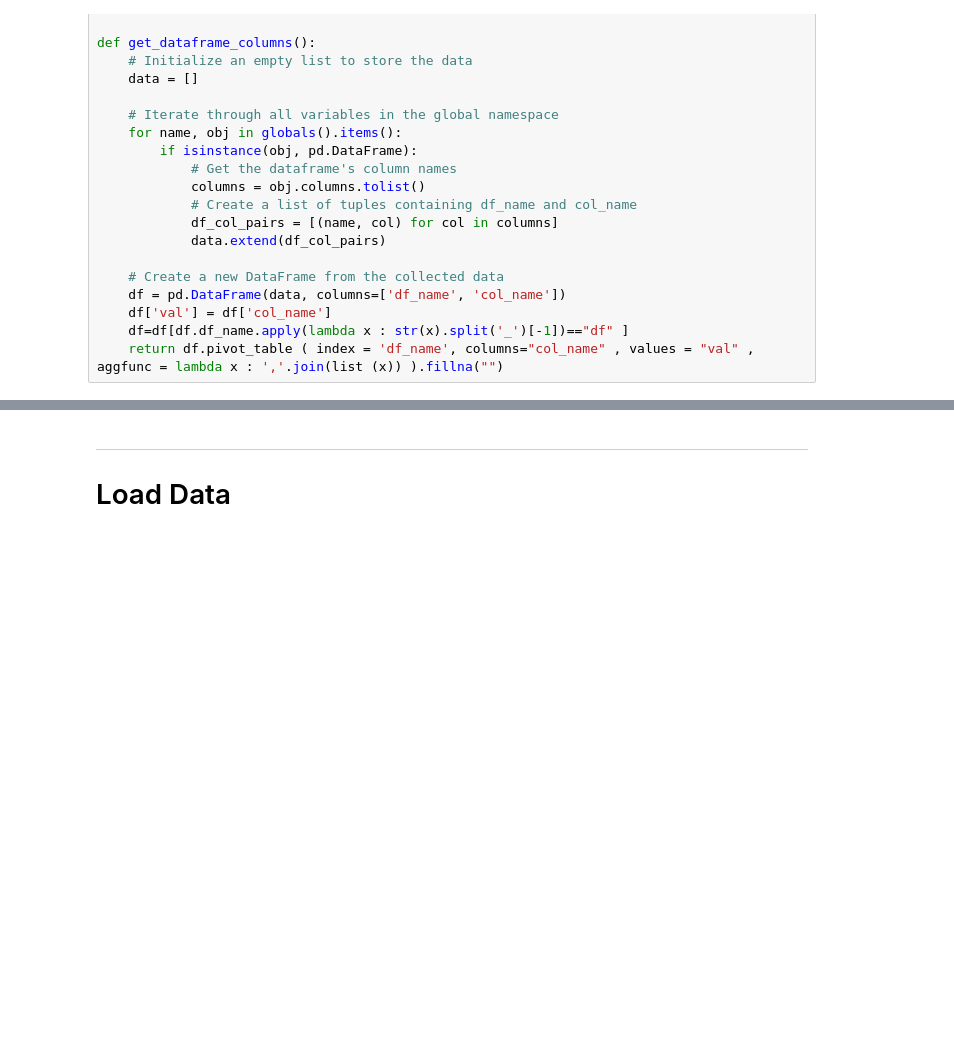
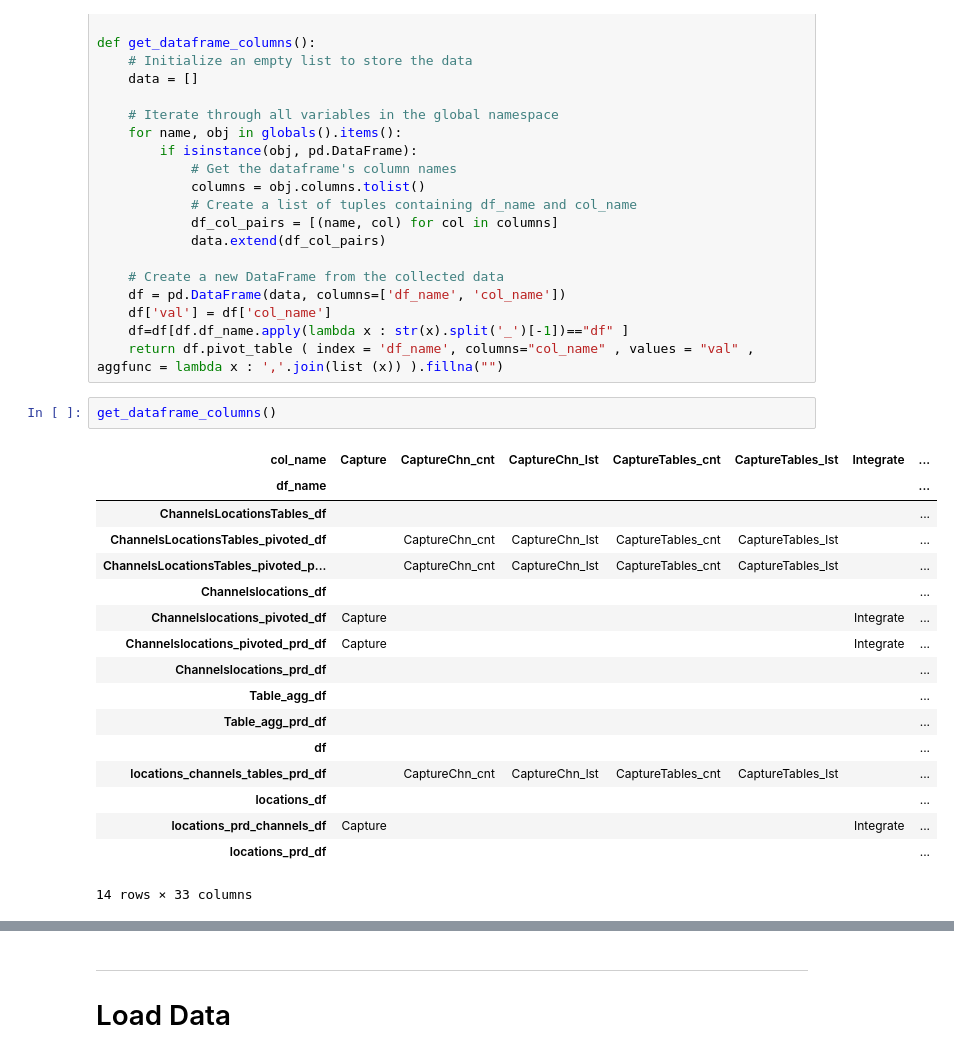
Before and after one commit to bartoszski/haskell, a Jupyter notebook: vitality/PY_LocationAnalysis.ipynb, the cells around one changed output, grey strips where cells are left out. Cells and saved outputs as stored; diff of their text form; blank space fills up the shorter version.

```diff
--- a/vitality/PY_LocationAnalysis.ipynb
+++ b/vitality/PY_LocationAnalysis.ipynb
@@ -82,3 +82,23 @@ def get_dataframe_columns():
     df['val'] = df['col_name']
     df=df[df.df_name.apply(lambda x : str(x).split('_')[-1])=="df" ]
     return df.pivot_table ( index = 'df_name', columns="col_name" , values = "val" , aggfunc = lambda x : ','.join(list (x)) ).fillna("")
+# %%
+get_dataframe_columns()
+# %% [output]
+| col_name | Capture | CaptureChn_cnt | CaptureChn_lst | CaptureTables_cnt | CaptureTables_lst | Integrate | ... |
+| df_name |  |  |  |  |  |  | ... |
+| ChannelsLocationsTables_df |  |  |  |  |  |  | ... |
+| ChannelsLocationsTables_pivoted_df |  | CaptureChn_cnt | CaptureChn_lst | CaptureTables_cnt | CaptureTables_lst |  | ... |
+| ChannelsLocationsTables_pivoted_p... |  | CaptureChn_cnt | CaptureChn_lst | CaptureTables_cnt | CaptureTables_lst |  | ... |
+| Channelslocations_df |  |  |  |  |  |  | ... |
+| Channelslocations_pivoted_df | Capture |  |  |  |  | Integrate | ... |
+| Channelslocations_pivoted_prd_df | Capture |  |  |  |  | Integrate | ... |
+| Channelslocations_prd_df |  |  |  |  |  |  | ... |
+| Table_agg_df |  |  |  |  |  |  | ... |
+| Table_agg_prd_df |  |  |  |  |  |  | ... |
+| df |  |  |  |  |  |  | ... |
+| locations_channels_tables_prd_df |  | CaptureChn_cnt | CaptureChn_lst | CaptureTables_cnt | CaptureTables_lst |  | ... |
+| locations_df |  |  |  |  |  |  | ... |
+| locations_prd_channels_df | Capture |  |  |  |  | Integrate | ... |
+| locations_prd_df |  |  |  |  |  |  | ... |
+14 rows × 33 columns
```
Also changed, not shown: parts of 23 cells of this notebook, 1 other file.
